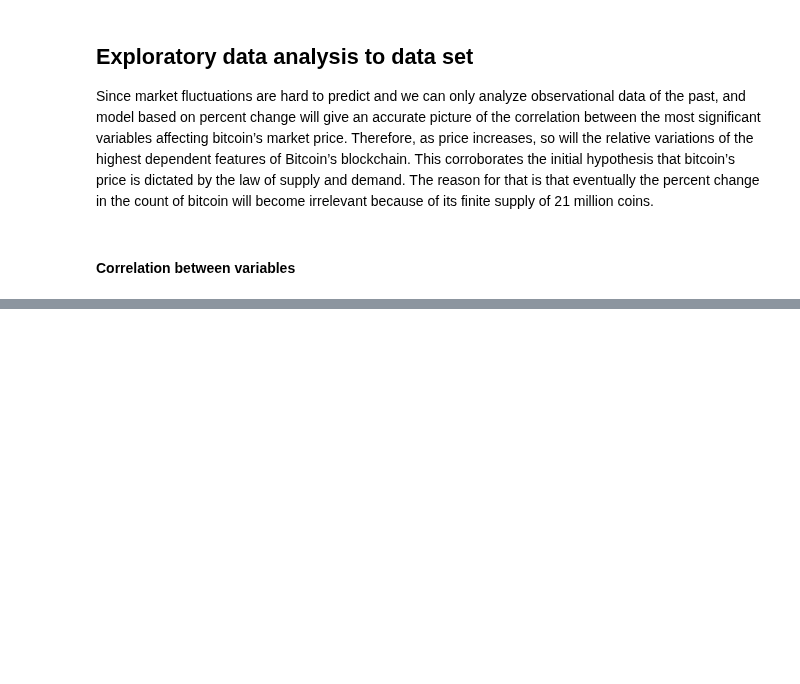
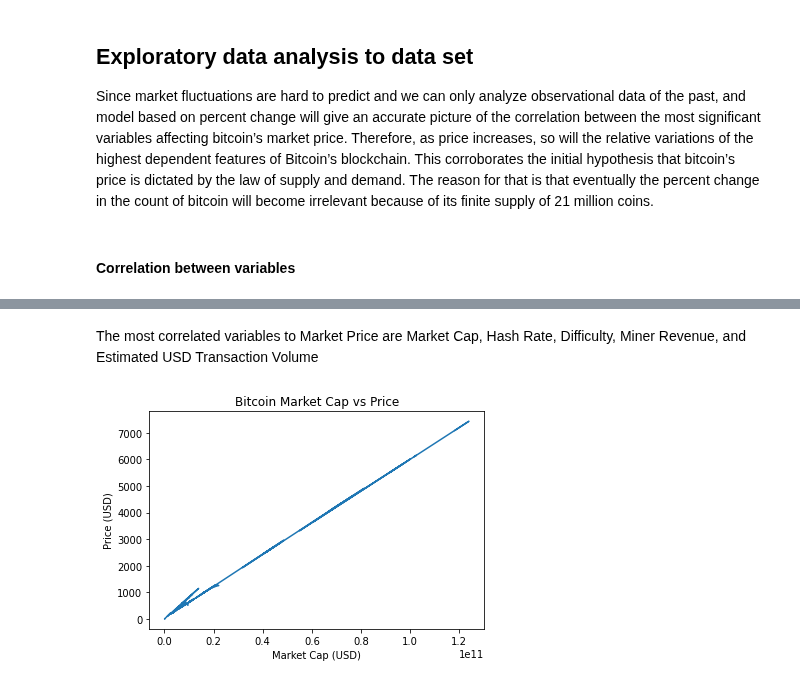
Before and after one commit to alvaroserrrano/BitcoinLinearRegression, a Jupyter notebook: bitcoin_linear_regression.ipynb, the cells around one changed output, grey strips where cells are left out. Saved outputs shown, nothing was run; the diff lists cells and outputs as text; code cells hidden in the pictures; blank space fills up the shorter version.

```diff
--- a/bitcoin_linear_regression.ipynb
+++ b/bitcoin_linear_regression.ipynb
@@ -75,6 +74,8 @@ BTC_data["Date"] = BTC_data["Date"].apply(lambda x: datetime.strptime(x, '%Y-%m-
 BTC_data["Days"] = (BTC_data["Date"] - BTC_data["Date"].min()).dt.days
 # Print subset of data where Median Confirmation Time is greater than 0
 print(BTC_data[BTC_data["btc_median_confirmation_time"] > 0])
+# Subset where Median Confirmation Time is greater than 0
+BTC_data2 = BTC_data[BTC_data["btc_median_confirmation_time"] > 0]
 # %% [output]
                   Date  btc_market_price  btc_total_bitcoins  btc_market_cap  \
 0  2009-11-10 00:00:00               0.0           1339450.0             0.0
@@ -135,3 +136,15 @@ btc_estimated_transaction_volume                    0.941231
 btc_estimated_transaction_volume_usd               -0.936774
 Days                                                1.000000
 [figure]
+# %% [markdown]
+The most correlated variables to Market Price are Market Cap, Hash Rate, Difficulty, Miner Revenue, and Estimated USD Transaction Volume
+# %%
+# Plot btc_market_cap vs btc_market_price with a scatter plot
+plt.plot(BTC_data2["btc_market_cap"], BTC_data2["btc_market_price"])
+# Market Cap vs Price
+plt.title("Bitcoin Market Cap vs Price")
+plt.xlabel("Market Cap (USD)")
+plt.ylabel("Price (USD)")
+plt.show()
+# %% [output]
+[figure, added]
```
Also changed, not shown: parts of 8 cells of this notebook.
